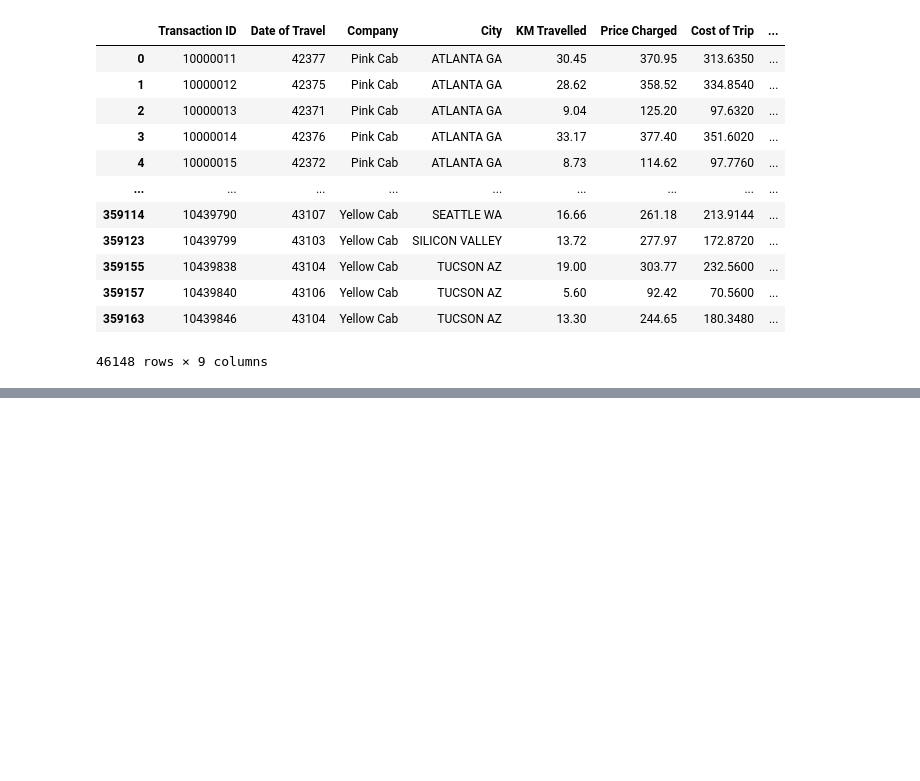
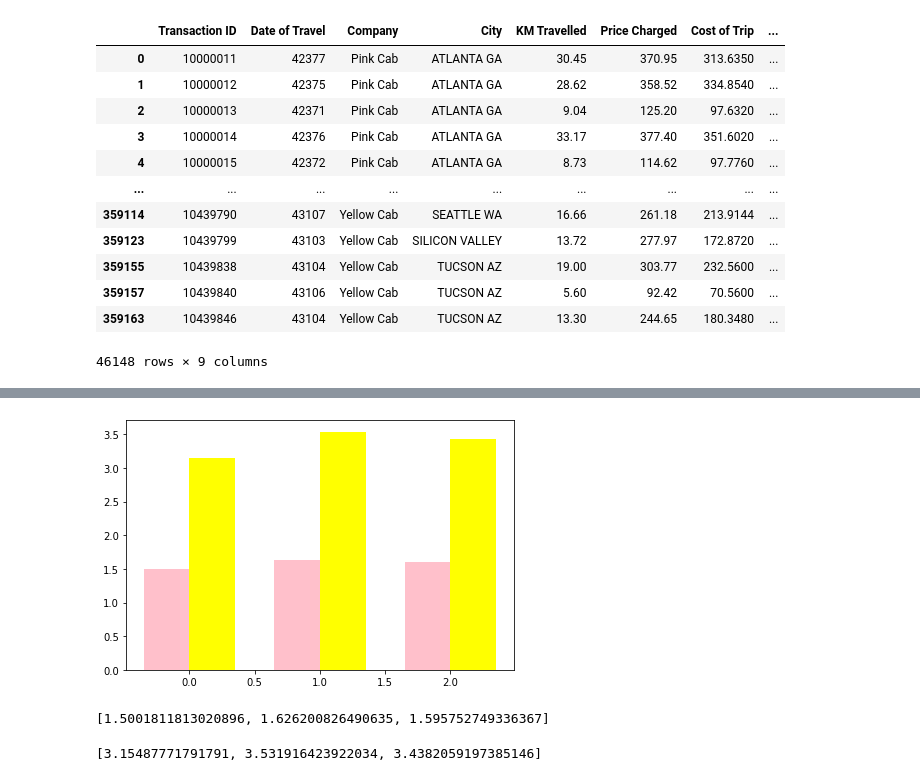
Before and after one commit to buyuktas18/DataSets, a Jupyter notebook: cab_analysis.ipynb, the cells around one changed output, grey strips where cells are left out. Drawn from its saved outputs; the diff is of its cells as text; code cells hidden in the pictures; blank space fills up the shorter version.

```diff
--- a/cab_analysis.ipynb
+++ b/cab_analysis.ipynb
@@ -214,0 +568,38 @@ Name: Customer ID, dtype: int64
+# %%
+pink_customers_trips_18 = list(d1.loc[2018, 'Transaction ID'].loc['Pink Cab'])
+p_trip_per_customer_18 = sum(pink_customers_trips_18)/len(pink_customers_trips_18)
+# %%
+yellow_customers_trips_16 = list(d1.loc[2016, 'Transaction ID'].loc['Yellow Cab'])
+y_trip_per_customer_16 = sum(yellow_customers_trips_16)/len(yellow_customers_trips_16)
+# %%
+yellow_customers_trips_17 = list(d1.loc[2017, 'Transaction ID'].loc['Yellow Cab'])
+y_trip_per_customer_17 = sum(yellow_customers_trips_17)/len(yellow_customers_trips_17)
+# %%
+yellow_customers_trips_18 = list(d1.loc[2018, 'Transaction ID'].loc['Yellow Cab'])
+y_trip_per_customer_18 = sum(yellow_customers_trips_18)/len(yellow_customers_trips_18)
+# %%
+data_1 = [p_trip_per_customer_16, p_trip_per_customer_17, p_trip_per_customer_18]
+data_2 = [y_trip_per_customer_16, y_trip_per_customer_17, y_trip_per_customer_18]
+
+x = np.arange(3)
+width = 0.35
+
+
+fig, ax = plt.subplots()
+rects1 = ax.bar(x - width/2, data_1, width, label='Pink', color="pink")
+rects2 = ax.bar(x + width/2, data_2, width, label='Yellow', color="yellow")
+
+
+fig.tight_layout()
+
+plt.show()
+# %% [output]
+[figure, added]
+# %%
+data_1
+# %% [output]
+[1.5001811813020896, 1.626200826490635, 1.595752749336367]
+# %%
+data_2
+# %% [output]
+[3.15487771791791, 3.531916423922034, 3.4382059197385146]
```
Also changed, not shown: parts of 46 cells of this notebook.
